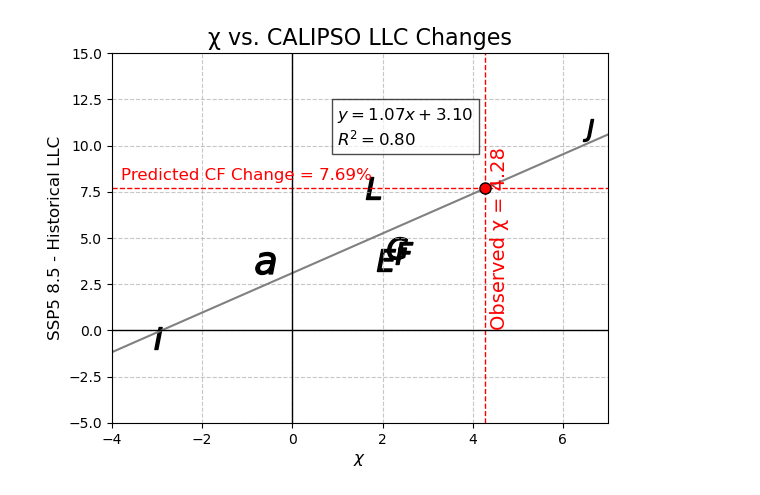
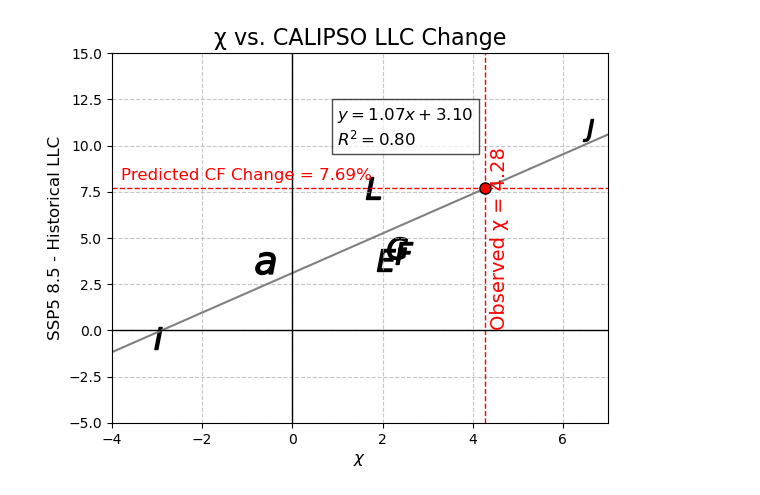
Before and after one commit to RoninCostello/Costello_Zheng_2025_GRL, a Jupyter notebook: Paper_Figures/Fig_4_Chi_Scatterplot.ipynb, the cells around one changed output. Saved outputs shown, nothing was run; the diff lists cells and outputs as text; code cells hidden in the pictures.

Commit message:
Update Fig 4 scatterplot with new lines

```diff
--- a/Paper_Figures/Fig_4_Chi_Scatterplot.ipynb
+++ b/Paper_Figures/Fig_4_Chi_Scatterplot.ipynb
@@ -3,6 +3,10 @@ import numpy as np
 import xarray as xr
 import matplotlib.pyplot as plt
 # %%
+### Save the regression slopes of low-cloud fraction as a function of distance from the sea ice edge (χ)
+### and the Arctic cloud fraction change values (future - present) to a dictionary like the one below to save processing time
+
+### Chi values are from Fig_3_Cloud_Transect_Slopes.ipynb and the LLC differences can be found using Fig_4_LLC_Differences.ipynb
 model_data = {
     'E3SM-1.0':      {'chi': 2.08, 'llc_diff': 3.80},
     'E3SM-1.1':      {'chi': 2.47, 'llc_diff': 4.18},
@@ -46,32 +50,32 @@ line_eq = f"$y = {slope:.2f}x + {intercept:.2f}$\n$R^2 = {r_squared:.2f}$"
 ax.text(1.0, 10, line_eq, fontsize=12, color='black', bbox=dict(facecolor='white', alpha=0.7))
 
 # Observed χ line and predicted CF change
 x_intersect = 4.28
 y_intersect = slope * x_intersect + intercept
 
 # Vertical red dashed line for observed χ
 ax.axvline(x=x_intersect, color='red', linestyle='--', linewidth=1)
 # Horizontal red dashed line for predicted CF change
 ax.axhline(y=y_intersect, color='red', linestyle='--', linewidth=1)
 
 # Red marker at intersection
 ax.plot(x_intersect, y_intersect, 'o', color='red', markersize=8, markeredgecolor='black')
 
 # Labels for observed χ and predicted CF change
 ax.text(x_intersect + 0.1, 5, 'Observed χ = 4.28', color='red', fontsize=14,
         ha='left', va='center', rotation=90)
 ax.text(-3.8, y_intersect + 0.3, f'Predicted CF Change = {y_intersect:.2f}%', color='red',
         fontsize=12, ha='left', va='bottom')
 
 # Reference lines
 ax.axhline(y=0, color='black', linestyle='-', linewidth=1)
 ax.axvline(x=0, color='black', linestyle='-', linewidth=1)
 
 # Grid and title
 ax.grid(True, linestyle='--', alpha=0.7)
-ax.set_title('χ vs. CALIPSO LLC Changes', fontsize=16)
+ax.set_title('χ vs. CALIPSO LLC Change', fontsize=16)
 
 #plt.savefig('Chi_LLC_Change_Correlation.png', dpi=300, bbox_inches='tight')
 plt.show()
 # %% [output]
-[figure, old version]
+[figure, new version]
```
